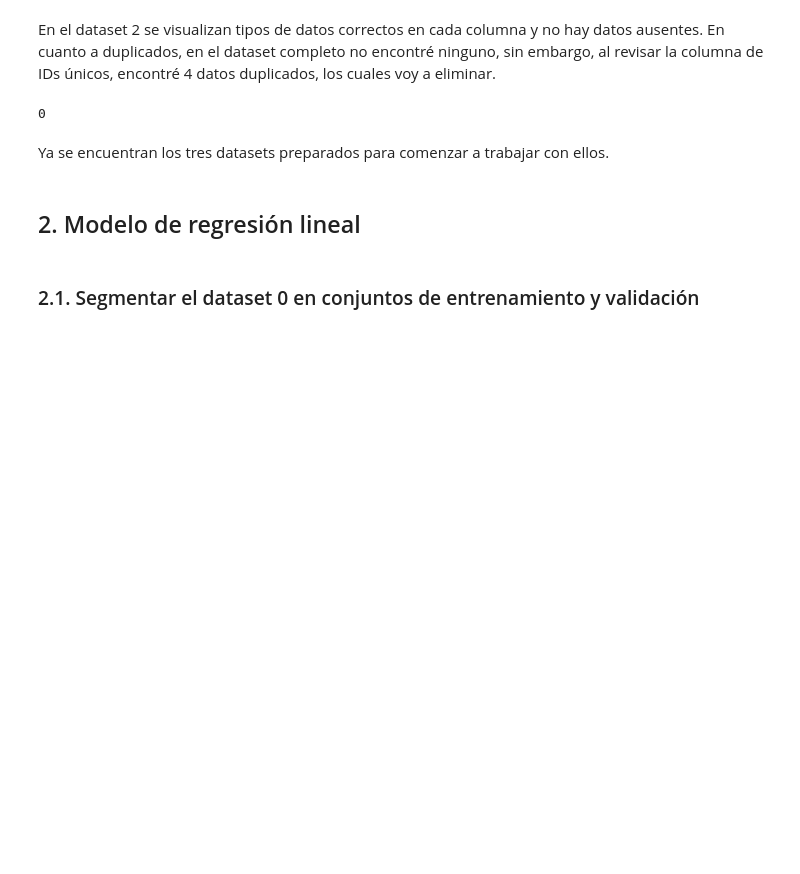
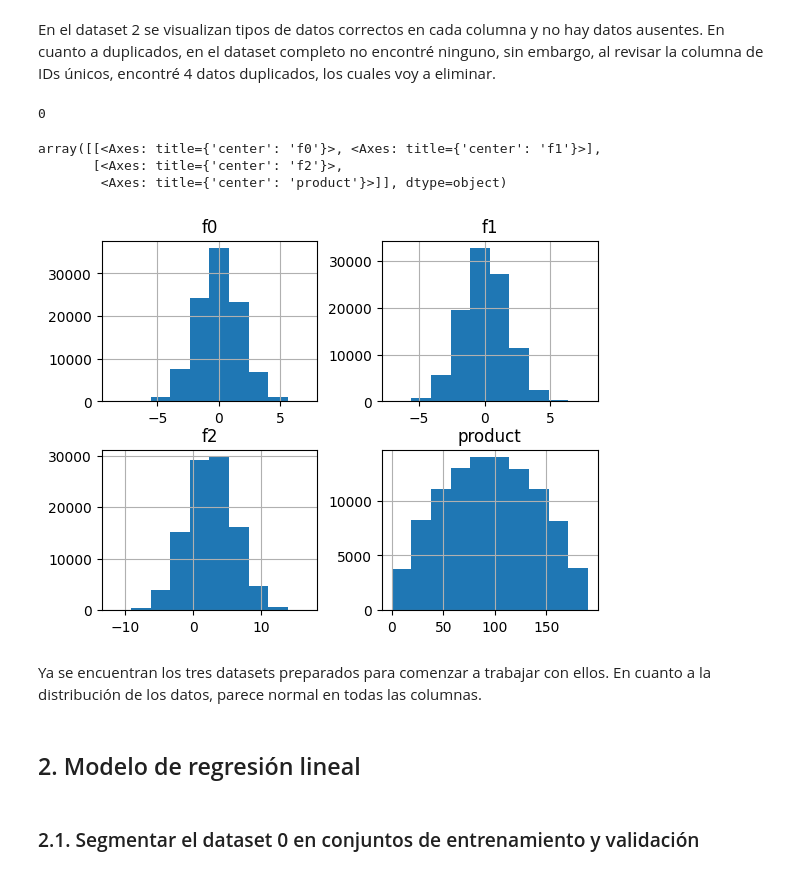
Before and after one commit to wh1tneyr/OilyGiant, a Jupyter notebook: oil.ipynb, the cells around one changed output. Drawn from its saved outputs; the diff is of its cells as text; code cells hidden in the pictures; blank space fills up the shorter version.

Commit message:
creando histogramas para visualizar los datos del dataset 2

```diff
--- a/oil.ipynb
+++ b/oil.ipynb
@@ -216,8 +216,16 @@ dataset_2 = dataset_2.drop_duplicates(subset='id')
 dataset_2['id'].duplicated().sum()
 # %% [output]
 0
+# %%
+#visualizar la frecuencia del dataset 2 con un histograma
+dataset_2.hist()
+# %% [output]
+array([[<Axes: title={'center': 'f0'}>, <Axes: title={'center': 'f1'}>],
+       [<Axes: title={'center': 'f2'}>,
+        <Axes: title={'center': 'product'}>]], dtype=object)
+[figure, added]
 # %% [markdown]
-Ya se encuentran los tres datasets preparados para comenzar a trabajar con ellos.
+Ya se encuentran los tres datasets preparados para comenzar a trabajar con ellos. En cuanto a la distribución de los datos, parece normal en todas las columnas.
 # %% [markdown]
 ## 2. Modelo de regresión lineal
 # %%
```
